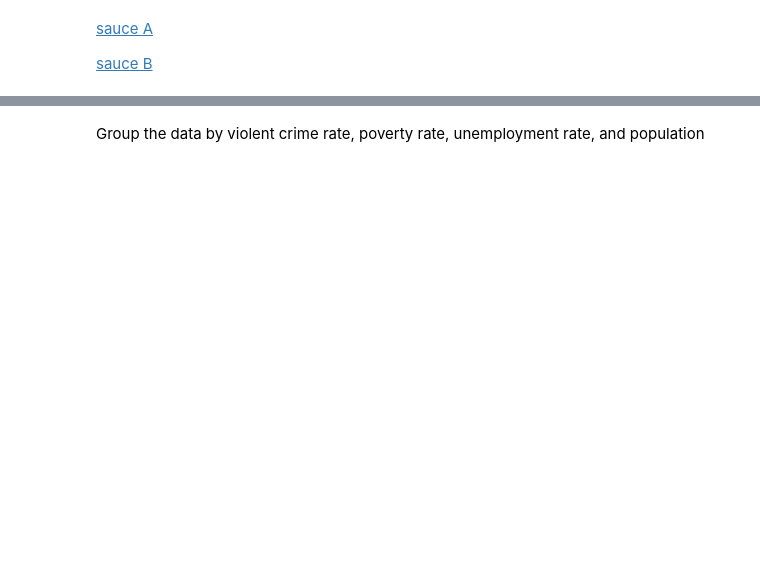
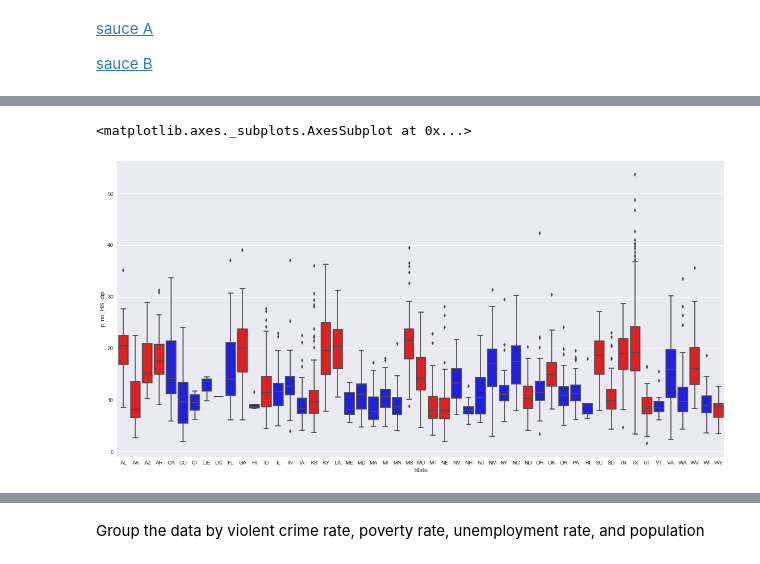
Before and after one commit to alanjeanpierre/crime-weather-exploration, a Jupyter notebook: ipynb/county_pop_edu_poverty_income.ipynb, the cells around one changed output, grey strips where cells are left out. Saved outputs shown, nothing was run; the diff lists cells and outputs as text; code cells hidden in the pictures; blank space fills up the shorter version.

```diff
--- a/ipynb/county_pop_edu_poverty_income.ipynb
+++ b/ipynb/county_pop_edu_poverty_income.ipynb
@@ -93,0 +130,6 @@ df.describe()
+# %%
+fix, ax = plt.subplots(figsize=(20,10))
+sns.boxplot(ax=ax, x='State', y='p_no_HS_dip', data=df, palette=pal)
+# %% [output]
+<matplotlib.axes._subplots.AxesSubplot at 0x...>
+[figure, added]
```
Also changed, not shown: parts of 16 cells of this notebook.
